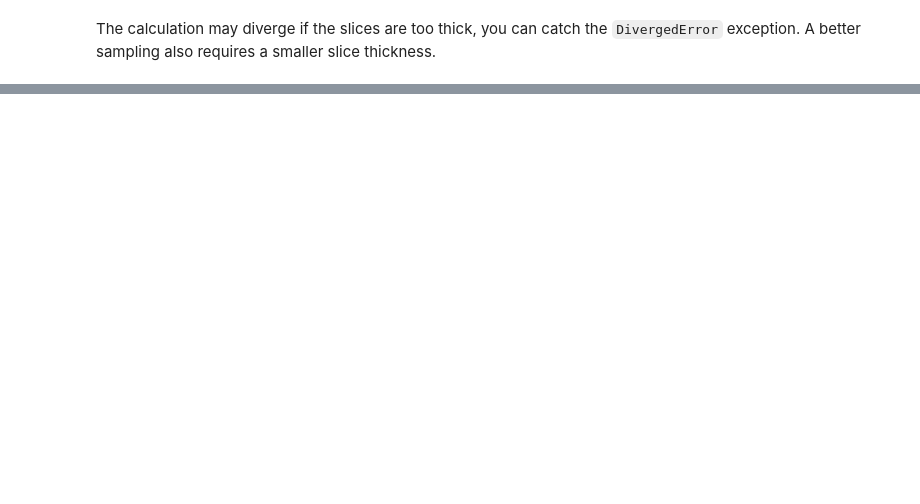
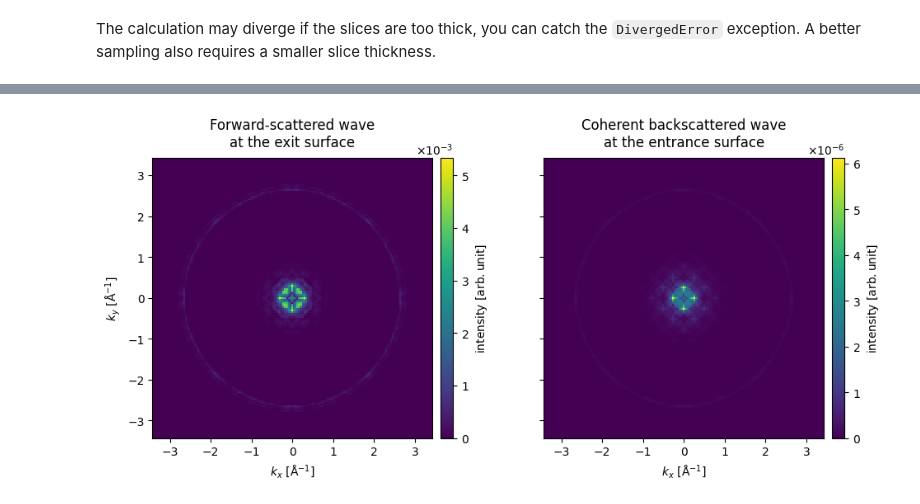
Before and after one commit to abTEM/doc, a Jupyter notebook: docs/user_guide/tutorials/real_space.ipynb, the cells around one changed output, grey strips where cells are left out. Saved outputs shown, nothing was run; the diff lists cells and outputs as text; code cells hidden in the pictures; blank space fills up the shorter version.

```diff
--- a/docs/user_guide/tutorials/real_space.ipynb
+++ b/docs/user_guide/tutorials/real_space.ipynb
@@ -91,0 +120,8 @@ calculation diverged
+# %%
+potential = abtem.Potential(
+    atoms,
+    gpts = (6*40,6*40),
+    slice_thickness=0.5, # this needs to be small-enough to ensure real-space MS converges
+    # device='gpu',
+    projection='finite',
+);
@@ -91,0 +288,31 @@ calculation diverged
+# %%
+potential_exit_planes = abtem.Potential(
+    atoms,
+    gpts = (6*40,6*40),
+    slice_thickness=0.5,
+    exit_planes=1,
+    # device='gpu',
+    projection='finite',
+);
+# %%
+forward_exit_waves_realspace_fc, backward_exit_waves_realspace_fc = converged_probe.multislice(
+    potential=potential_exit_planes,
+    scan = [[0,0]],
+    algorithm = RealSpaceMultislice(order=3,expansion_scope="full"),
+    return_backscattered = True
+);
+# %%
+bs_exit_waves_realspace_stack = abtem.stack(
+    (
+        forward_exit_waves_realspace_fc[-1],
+        backward_exit_waves_realspace_fc[0],
+    ),
+    (
+        "Forward-scattered wave\nat the exit surface",
+        "Coherent backscattered wave\nat the entrance surface"
+    )
+)
+
+bs_exit_waves_realspace_stack.diffraction_patterns().show(explode=True,figsize=(12,4),cbar=True);
+# %% [output]
+[figure, added]
```
Also changed, not shown: parts of 21 cells of this notebook, 2 other files.
